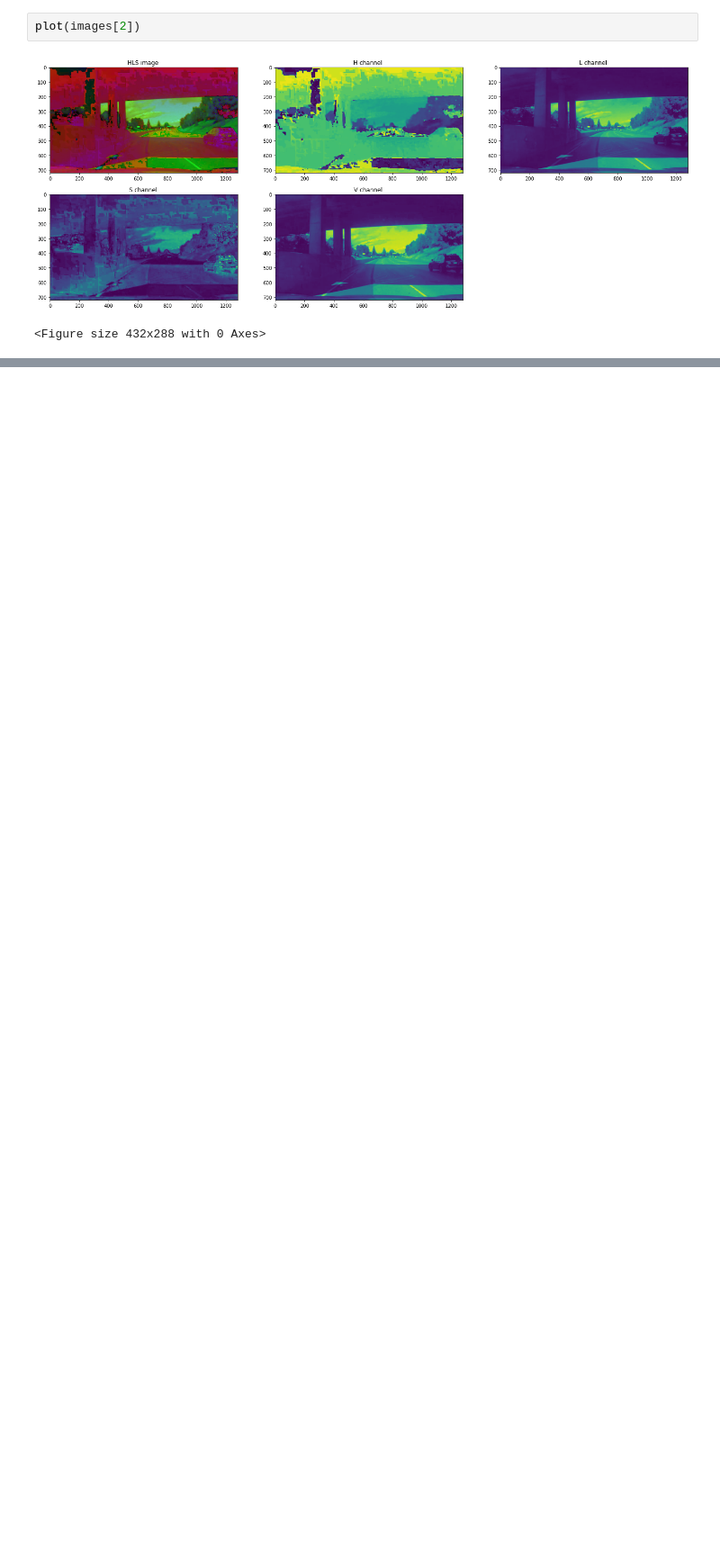
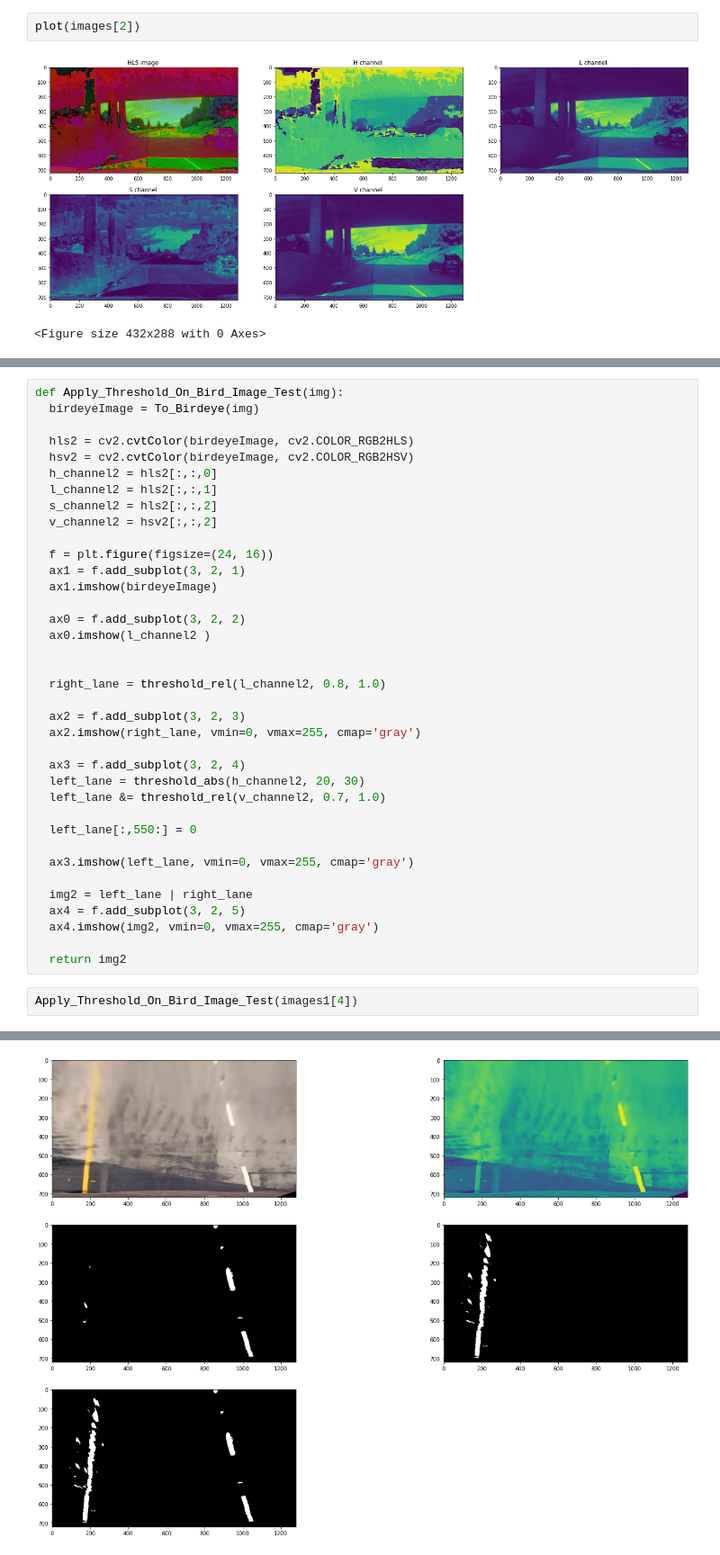
Before and after one commit to MohamedAbdelAzeem/Lane-Detection, a Jupyter notebook: Lane_Detection.ipynb, the cells around one changed output, grey strips where cells are left out. Shown at 90% size. Drawn from its saved outputs; the diff is of its cells as text; blank space fills up the shorter version.

```diff
--- a/Lane_Detection.ipynb
+++ b/Lane_Detection.ipynb
@@ -239,0 +225,40 @@ def To_Birdeye(img):
+# %%
+def Apply_Threshold_On_Bird_Image_Test(img):
+  birdeyeImage = To_Birdeye(img)
+
+  hls2 = cv2.cvtColor(birdeyeImage, cv2.COLOR_RGB2HLS)
+  hsv2 = cv2.cvtColor(birdeyeImage, cv2.COLOR_RGB2HSV)
+  h_channel2 = hls2[:,:,0]
+  l_channel2 = hls2[:,:,1]
+  s_channel2 = hls2[:,:,2]
+  v_channel2 = hsv2[:,:,2]
+
+  f = plt.figure(figsize=(24, 16))
+  ax1 = f.add_subplot(3, 2, 1)
+  ax1.imshow(birdeyeImage)
+
+  ax0 = f.add_subplot(3, 2, 2)
+  ax0.imshow(l_channel2 )
+
+
+  right_lane = threshold_rel(l_channel2, 0.8, 1.0)
+
+  ax2 = f.add_subplot(3, 2, 3)
+  ax2.imshow(right_lane, vmin=0, vmax=255, cmap='gray')
+
+  ax3 = f.add_subplot(3, 2, 4)
+  left_lane = threshold_abs(h_channel2, 20, 30)
+  left_lane &= threshold_rel(v_channel2, 0.7, 1.0)
+
+  left_lane[:,550:] = 0
+
+  ax3.imshow(left_lane, vmin=0, vmax=255, cmap='gray')
+
+  img2 = left_lane | right_lane
+  ax4 = f.add_subplot(3, 2, 5)
+  ax4.imshow(img2, vmin=0, vmax=255, cmap='gray')
+
+  return img2
+# %%
+Apply_Threshold_On_Bird_Image_Test(images1[4])
+# %% [output]
@@ -239,0 +272 @@ def To_Birdeye(img):
+[figure, added]
```
Also changed, not shown: parts of 27 cells of this notebook.
